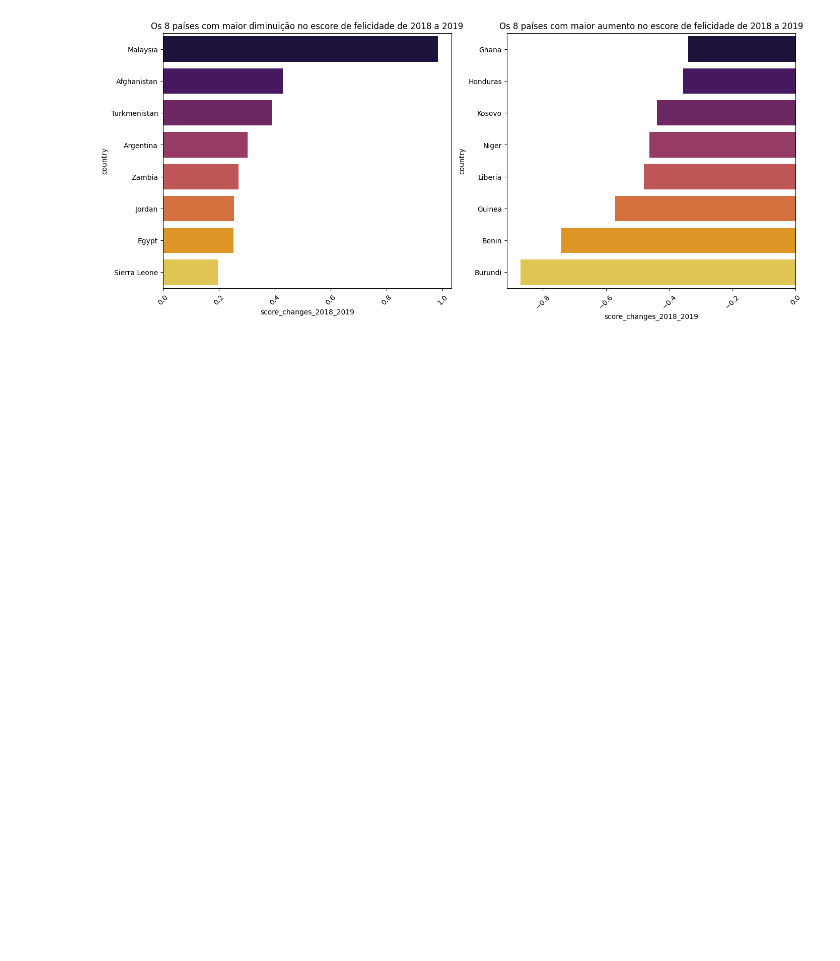
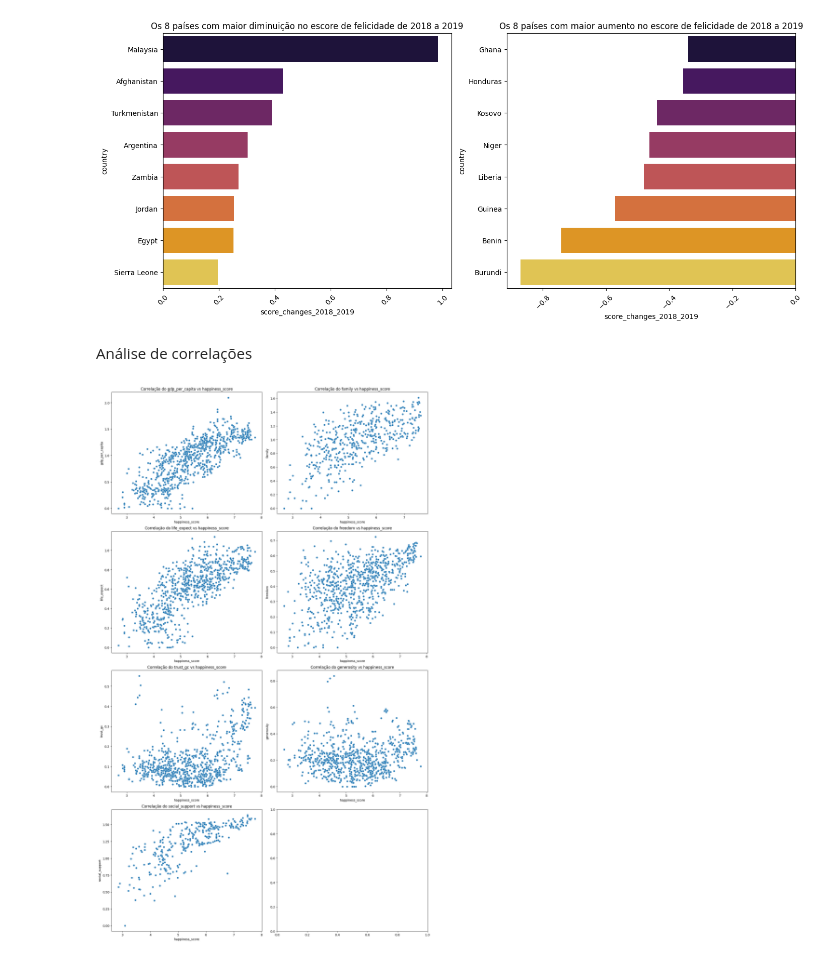
Before and after one commit to crismassaneiro/world-happiness-report, a Jupyter notebook: analisys.ipynb, the cells around one changed output. Cells and saved outputs as stored; diff of their text form; code cells hidden in the pictures; blank space fills up the shorter version.

Commit message:
Análise de correlações

```diff
--- a/analisys.ipynb
+++ b/analisys.ipynb
@@ -203,3 +203,24 @@ axs2[0].title.set_text('Os 8 países com maior diminuição no escore de felicid
 axs2[1].title.set_text('Os 8 países com maior aumento no escore de felicidade de 2018 a 2019')
 # %% [output]
 [figure]
+# %% [markdown]
+Análise de correlações
+# %%
+f3, axs3 = plt.subplots(4,2, figsize = (15,25), constrained_layout = True)
+ax3=sns.scatterplot(data=all_datasets, y = "gdp_per_capita", x="happiness_score", ax=axs3[0,0])
+ax3=sns.scatterplot(data=all_datasets, y = "family", x="happiness_score", ax=axs3[0,1])
+ax3=sns.scatterplot(data=all_datasets, y = "life_expect", x="happiness_score", ax=axs3[1,0])
+ax3=sns.scatterplot(data=all_datasets, y = "freedom", x="happiness_score", ax=axs3[1,1])
+ax3=sns.scatterplot(data=all_datasets, y = "trust_gc",x="happiness_score", ax=axs3[2,0])
+ax3=sns.scatterplot(data=all_datasets, y = "generosity", x="happiness_score", ax=axs3[2,1])
+ax3=sns.scatterplot(data=all_datasets, y = "social_support", x="happiness_score", ax=axs3[3,0])
+
+axs3[0, 0].title.set_text('Correlação do gdp_per_capita vs happiness_score')
+axs3[0, 1].title.set_text('Correlação do family vs happiness_score')
+axs3[1, 0].title.set_text('Correlação do life_expect vs happiness_score')
+axs3[1, 1].title.set_text('Correlação do freedom vs happiness_score')
+axs3[2, 0].title.set_text('Correlação do trust_gc vs happiness_score')
+axs3[2, 1].title.set_text('Correlação do generosity vs happiness_score')
+axs3[3, 0].title.set_text('Correlação do social_support vs happiness_score')
+# %% [output]
+[figure, added]
```
Also changed, not shown: parts of 3 cells of this notebook.
